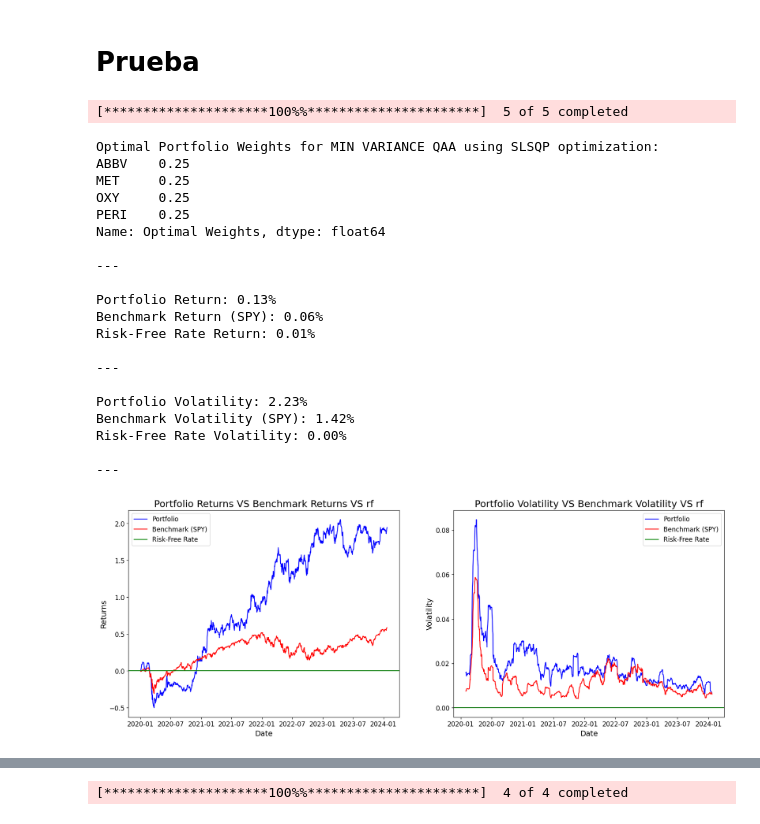
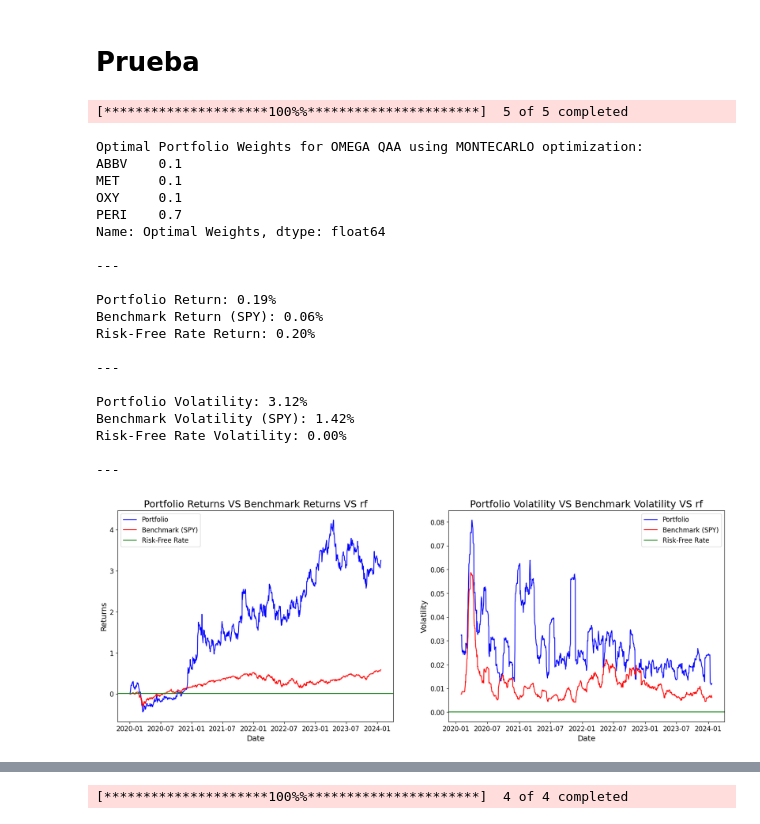
Before and after one commit to diegotita4/PAP-QAA_strategies, a Jupyter notebook: prueba.ipynb, the cells around one changed output, grey strips where cells are left out. Saved outputs shown, nothing was run; the diff lists cells and outputs as text; code cells hidden in the pictures.

```diff
--- a/prueba.ipynb
+++ b/prueba.ipynb
@@ -14,7 +14,7 @@ from scipy.cluster.hierarchy import linkage, dendrogram, leaves_list
 qaa_instance = QAA(
     tickers=["ABBV", "MET", "OXY", "PERI"],
     benchmark="SPY",
-    rf=0.02,
+    rf=0.5,
     lower_bound=0.1,
     higher_bound=0.9,
     start_date="2020-01-02",
@@ -22,51 +22,51 @@ qaa_instance = QAA(
     expected_returns=np.array([.15, .1, .1, .1]),
     opinions=np.array([[1, 0, 0, 0], [0, 1, -3, 0], [0, 0, 1, -1], [0, 0, 0, 0]]),
     MAR=0.2,
-    optimization_model="SLSQP",
-    #optimization_model="MONTECARLO",
-    #optimization_model="GRADIENT DESCENT",
-    QAA_strategy="MIN VARIANCE",
+    # optimization_model="SLSQP",
+    optimization_model="MONTECARLO",
+    # optimization_model="GRADIENT DESCENT",
+    # QAA_strategy="MIN VARIANCE",
     #QAA_strategy="MAX SHARPE RATIO",
-    #QAA_strategy="OMEGA",
+    QAA_strategy="OMEGA",
     #QAA_strategy="SEMIVARIANCE",
     #QAA_strategy="SORTINO RATIO",
     #QAA_strategy="BLACK LITTERMAN",   # NO CORRE CON "GRADIENT DESCENT"
     #QAA_strategy="HRP",
     #QAA_strategy="ROY SAFETY FIRST RATIO",
     #QAA_strategy=""
     #QAA_strategy=""
     #QAA_strategy=""
 )
 
 try:
     data, returns, std, var, cov, corr = qaa_instance.assets_metrics()
 
     optimal_weights = qaa_instance.QAA_strategy_selection(returns=returns)
 
     qaa_instance.portfolio_metrics(returns)
 
 except ValueError as ve:
     print(f"Error: {str(ve)}")
 # %% [output]
 [*********************100%%**********************]  5 of 5 completed
-Optimal Portfolio Weights for MIN VARIANCE QAA using SLSQP optimization:
-ABBV    0.25
-MET     0.25
-OXY     0.25
-PERI    0.25
+Optimal Portfolio Weights for OMEGA QAA using MONTECARLO optimization:
+ABBV    0.1
+MET     0.1
+OXY     0.1
+PERI    0.7
 Name: Optimal Weights, dtype: float64
 
 ---
 
-Portfolio Return: 0.13%
+Portfolio Return: 0.19%
 Benchmark Return (SPY): 0.06%
-Risk-Free Rate Return: 0.01%
+Risk-Free Rate Return: 0.20%
 
 ---
 
-Portfolio Volatility: 2.23%
+Portfolio Volatility: 3.12%
 Benchmark Volatility (SPY): 1.42%
 Risk-Free Rate Volatility: 0.00%
 
 ---
-[figure, old version]
+[figure, new version]
```
Also changed, not shown: parts of 2 cells of this notebook.
